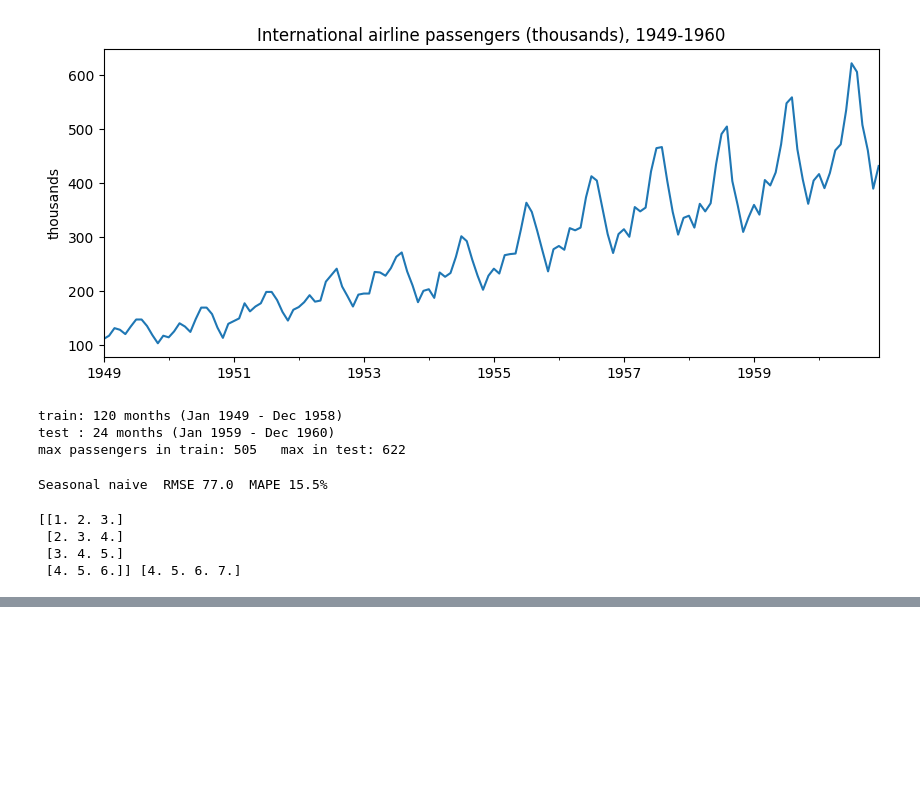
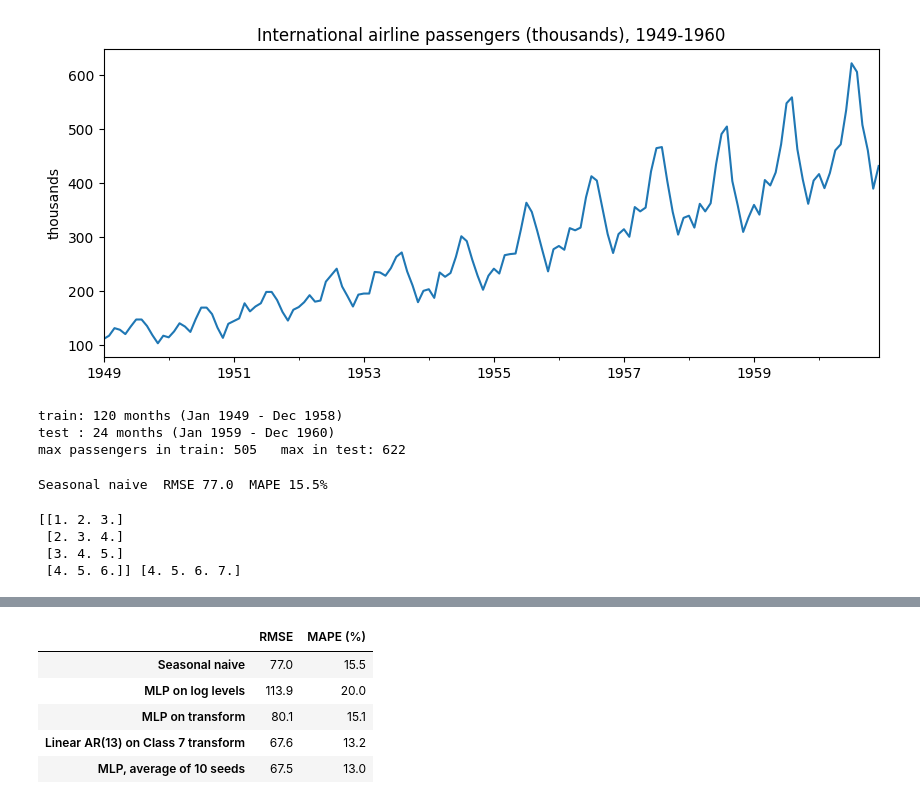
Before and after one commit to Forgottenpet/Modulo1-Notebooks2, a Jupyter notebook: Notebook5.ipynb, the cells around one changed output, grey strips where cells are left out. Saved outputs shown, nothing was run; the diff lists cells and outputs as text; code cells hidden in the pictures; blank space fills up the shorter version.

```diff
--- a/Notebook5.ipynb
+++ b/Notebook5.ipynb
@@ -82,0 +170,10 @@ print(X_demo, t_demo)          # [1 2 3] -> 4, [2 3 4] -> 5, ...
+# %%
+table = pd.DataFrame(results, index=['RMSE', 'MAPE (%)']).T.round(1)
+table
+# %% [output]
+|  | RMSE | MAPE (%) |
+| Seasonal naive | 77.0 | 15.5 |
+| MLP on log levels | 113.9 | 20.0 |
+| MLP on transform | 80.1 | 15.1 |
+| Linear AR(13) on Class 7 transform | 67.6 | 13.2 |
+| MLP, average of 10 seeds | 67.5 | 13.0 |
```
Also changed, not shown: parts of 4 cells of this notebook.
